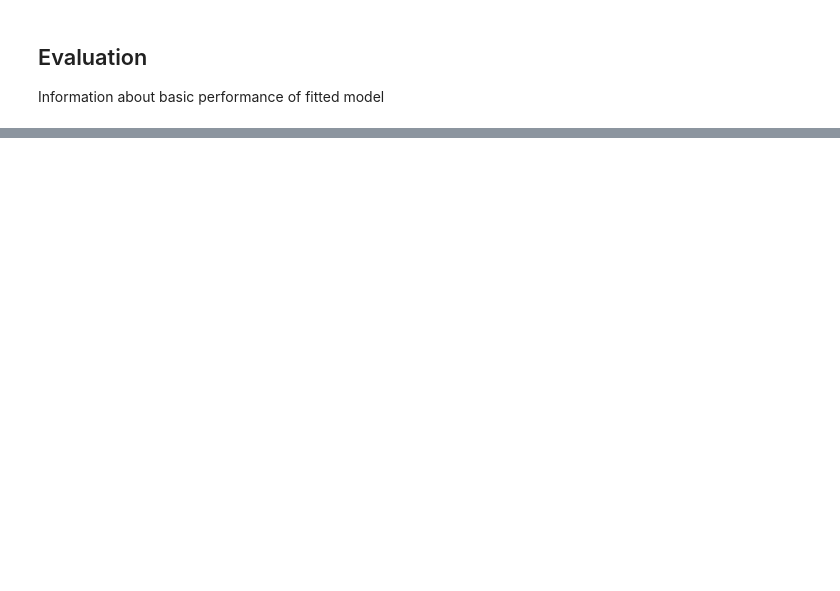
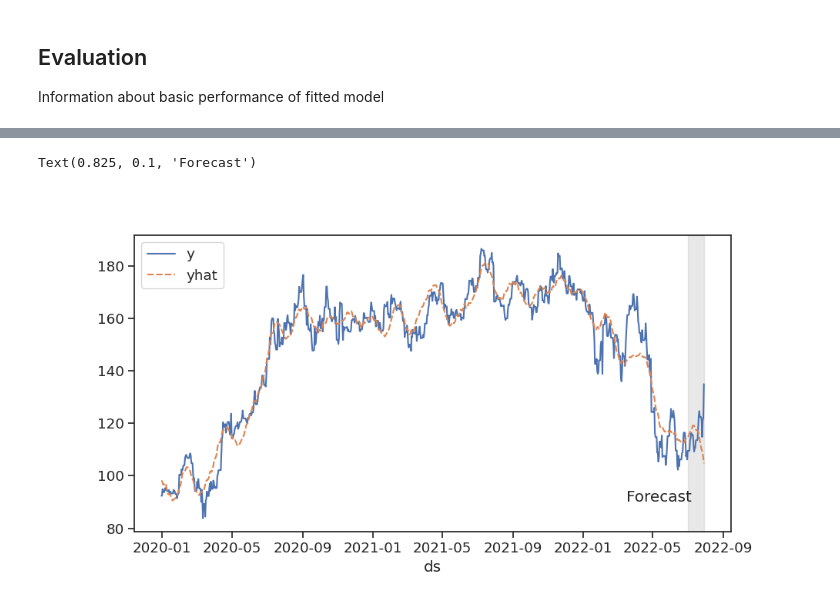
Before and after one commit to TheFerry10/financial-scraping, a Jupyter notebook: time-series-modeling.ipynb, the cells around one changed output, grey strips where cells are left out. Drawn from its saved outputs; the diff is of its cells as text; code cells hidden in the pictures; blank space fills up the shorter version.

```diff
--- a/time-series-modeling.ipynb
+++ b/time-series-modeling.ipynb
@@ -156,0 +164,6 @@ ax.set(title='Gold Price - actual vs. predicted', xlabel='Date', ylabel='Gold Pr
+# %%
+df_pred = model_prophet.predict(df_feature)
+# %%
+df_pred = pd.merge(df, df_pred[['ds', 'yhat_lower', 'yhat_upper', 'yhat']], on=['ds'], how='left')
+# %%
+df_pred['forecast'] = df_pred['ds'] >= datetime(2022,1,7)
@@ -156,0 +172,3 @@ ax.set(title='Gold Price - actual vs. predicted', xlabel='Date', ylabel='Gold Pr
+# %%
+plot_columns = ['y', 'yhat']
+df_pred.set_index('ds', drop=True, inplace=True)
@@ -156,0 +177,8 @@ ax.set(title='Gold Price - actual vs. predicted', xlabel='Date', ylabel='Gold Pr
+# %%
+fig, ax = plt.subplots()
+ax = sns.lineplot(data=df_pred[plot_columns])
+ax.axvspan(start_forecast, end_forecast, alpha=0.5, color='lightgrey')
+ax.annotate('Forecast', xy=(0.825,0.1), xycoords='axes fraction')
+# %% [output]
+Text(0.825, 0.1, 'Forecast')
+[figure, added]
```
Also changed, not shown: parts of 22 cells of this notebook.
